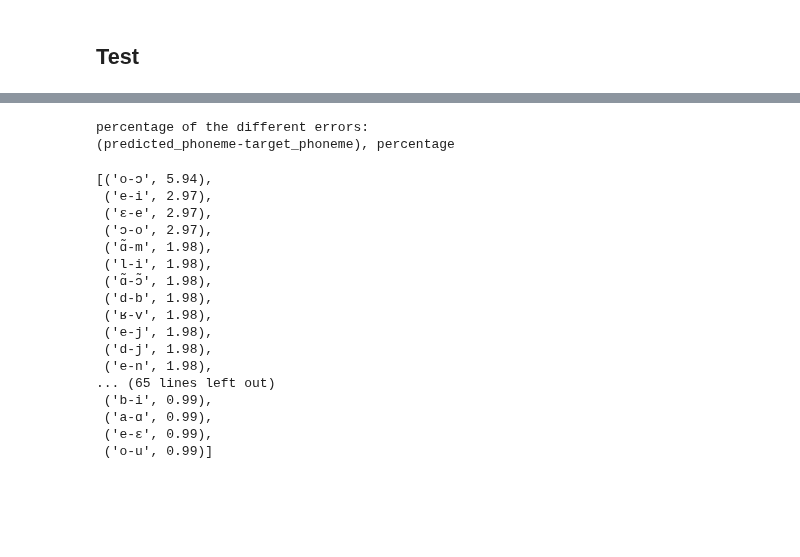
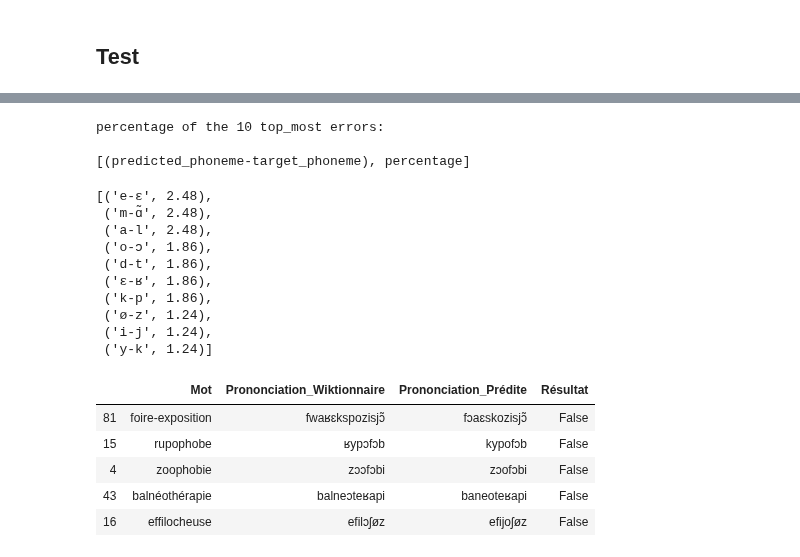
Before and after one commit to marxav/hello-world, a Jupyter notebook: wav2phonemes_pytorch.ipynb, the cells around one changed output, grey strips where cells are left out. Cells and saved outputs as stored; diff of their text form; code cells hidden in the pictures; blank space fills up the shorter version.

```diff
--- a/wav2phonemes_pytorch.ipynb
+++ b/wav2phonemes_pytorch.ipynb
@@ -1098,27 +1087,35 @@ n_bad_letters
 # %%
+_counting_bad_cases = Counter({})
+
 for key in counting_bad_cases.keys():
-    counting_bad_cases[key] = int(counting_bad_cases[key]/n_bad_letters*10000)/100
+    _counting_bad_cases[key] = int(counting_bad_cases[key]/n_bad_letters*10000)/100
 
-print("percentage of the different errors:")
-print("(predicted_phoneme-target_phoneme), percentage")
-counting_bad_cases.most_common()
+print("percentage of the 10 top_most errors:")
+print('')
+print("[(predicted_phoneme-target_phoneme), percentage]")
+_counting_bad_cases.most_common(10)
 # %% [output]
-percentage of the different errors:
-(predicted_phoneme-target_phoneme), percentage
+percentage of the 10 top_most errors:
+
+[(predicted_phoneme-target_phoneme), percentage]
-[('o-ɔ', 5.94),
- ('e-i', 2.97),
- ('ɛ-e', 2.97),
- ('ɔ-o', 2.97),
- ('ɑ̃-m', 1.98),
- ('l-i', 1.98),
- ('ɑ̃-ɔ̃', 1.98),
- ('d-b', 1.98),
- ('ʁ-v', 1.98),
- ('e-j', 1.98),
- ('d-j', 1.98),
- ('e-n', 1.98),
-... (65 lines left out)
- ('b-i', 0.99),
- ('a-ɑ', 0.99),
- ('e-ɛ', 0.99),
- ('o-u', 0.99)]
+[('e-ɛ', 2.48),
+ ('m-ɑ̃', 2.48),
+ ('a-l', 2.48),
+ ('o-ɔ', 1.86),
+ ('d-t', 1.86),
+ ('ɛ-ʁ', 1.86),
+ ('k-p', 1.86),
+ ('ø-z', 1.24),
+ ('i-j', 1.24),
+ ('y-k', 1.24)]
+# %%
+df_results[df_results.Résultat == False]\
+[df_results.Prononciation_Prédite.str.contains('o')]\
+[df_results.Prononciation_Wiktionnaire.str.contains('ɔ')].sample(5)
+# %% [output]
+|  | Mot | Prononciation_Wiktionnaire | Prononciation_Prédite | Résultat |
+| 81 | foire-exposition | fwaʁɛkspozisjɔ̃ | fɔaɛskozisjɔ̃ | False |
+| 15 | rupophobe | ʁypɔfɔb | kypofɔb | False |
+| 4 | zoophobie | zɔɔfɔbi | zɔofɔbi | False |
+| 43 | balnéothérapie | balneɔteʁapi | baneoteʁapi | False |
+| 16 | effilocheuse | efilɔʃøz | efijoʃøz | False |
```
Also changed, not shown: parts of 17 cells of this notebook.
